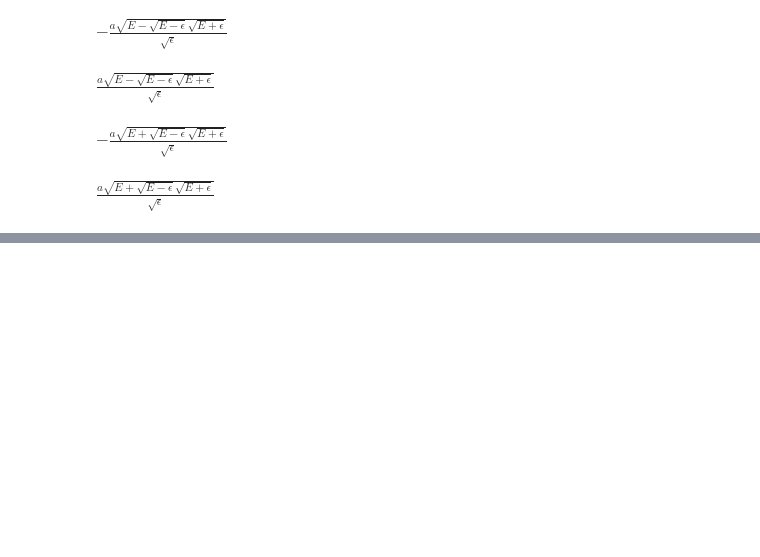
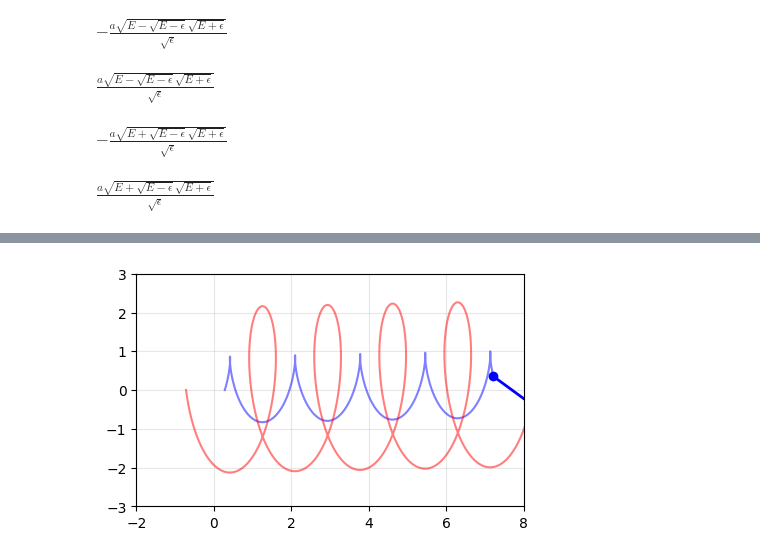
Before and after one commit to andrew-koren/IIT-Physics-Grad, a Jupyter notebook: 25_FS/Phys508/exam1.ipynb, the cells around one changed output, grey strips where cells are left out. Cells and saved outputs as stored; diff of their text form; code cells hidden in the pictures; blank space fills up the shorter version.

```diff
--- a/25_FS/Phys508/exam1.ipynb
+++ b/25_FS/Phys508/exam1.ipynb
@@ -130,0 +235,9 @@ plt.legend();
+# %%
+mu, k = sp.symbols('mu k')
+r, phi = dynamicsymbols('r phi')
+dr, omega = dynamicsymbols('r phi', 1)
+ddr, domega = dynamicsymbols('r phi', 2)
+
+L = (mu*r**2*omega**2 + mu*dr**2-k*r**2)/2
+LM = LagrangesMethod(L, [r, phi])
+LM.form_lagranges_equations()
@@ -130,0 +324,50 @@ plt.legend();
+# %%
+from IPython.display import HTML
+from matplotlib.animation import FuncAnimation
+
+fig, ax = plt.subplots(figsize=(5,5))
+ax.set_aspect('equal')
+ax.set_xlim(-2, 8)
+ax.set_ylim(-3, 3)
+ax.grid(alpha=0.3)
+
+line, = ax.plot([], [], 'o-', color='blue', lw=2)
+p1, = ax.plot([], [], 'blue', ms=8)
+p2, = ax.plot([], [], 'red', ms=8)
+
+trail1, = ax.plot([], [], '-', color='blue', lw=1.5, alpha=0.5)
+trail2, = ax.plot([], [], '-', color='red', lw=1.5, alpha=0.5)
+
+def init():
+    line.set_data([], [])
+    p1.set_data([], [])
+    p2.set_data([], [])
+    trail1.set_data([], [])
+    trail2.set_data([], [])
+    return line, p1, p2, trail1, trail2
+
+def update(i):
+    idx = frame_indices[i]
+    x1, y1 = r1_vals[idx]
+    x2, y2 = r2_vals[idx]
+
+    start = 0
+    trail1.set_data(r1_vals[start:idx, 0], r1_vals[start:idx, 1])
+    trail2.set_data(r2_vals[start:idx, 0], r2_vals[start:idx, 1])
+
+    line.set_data([x1, x2], [y1, y2])
+    p1.set_data([x1], [y1])
+    p2.set_data([x2], [y2])
+
+    return line, p1, p2, trail1, trail2
+
+ani = FuncAnimation(fig, update, frames=len(frame_indices),
+                    init_func=init, interval=1000/animation_fps, blit=True)
+
+# uncomment to play video in notebook
+# HTML(ani.to_html5_video())
+
+# last frame - fast preview
+update(len(frame_indices) - 1);
+# %% [output]
+[figure, added]
```
Also changed, not shown: parts of 17 cells of this notebook, 4 other files.
